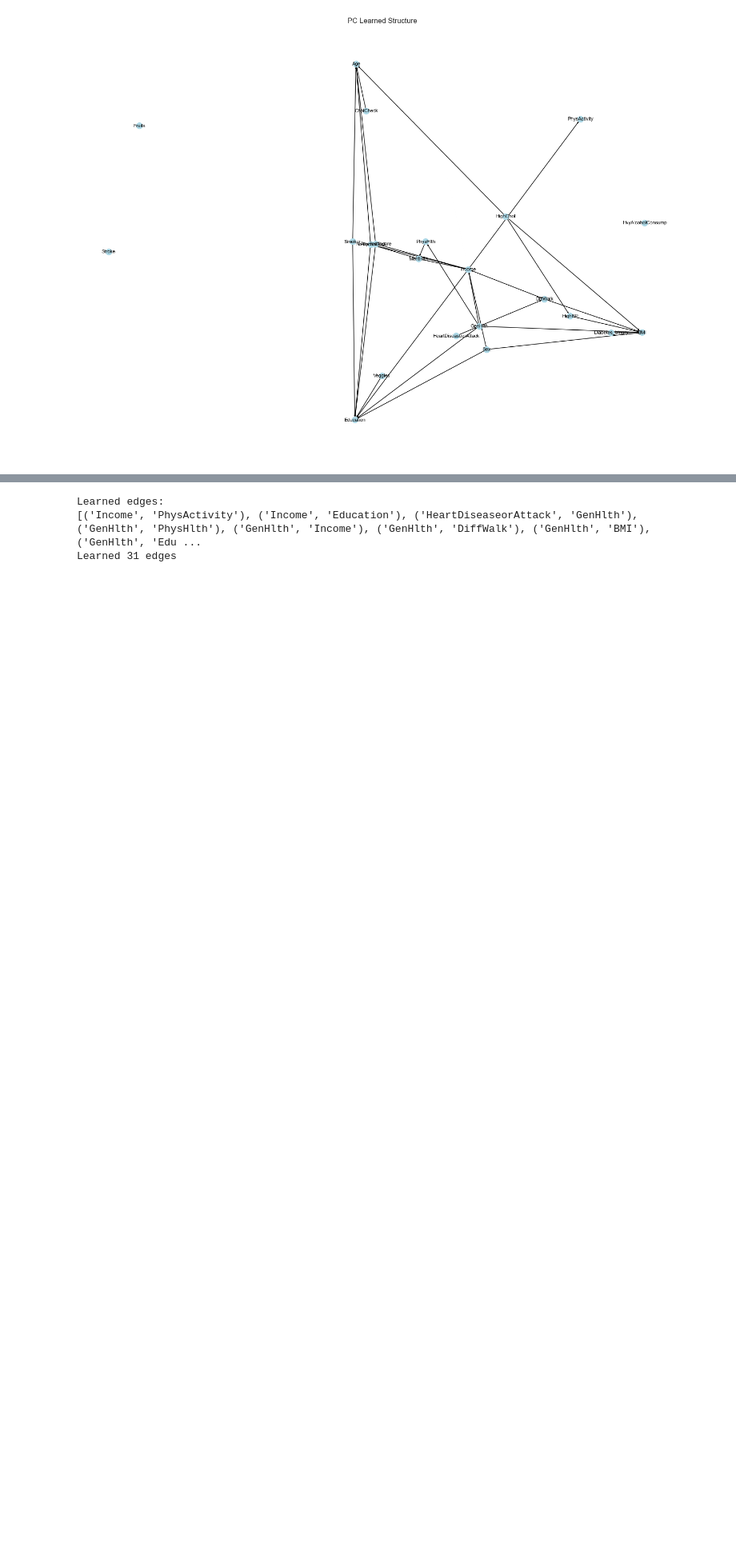
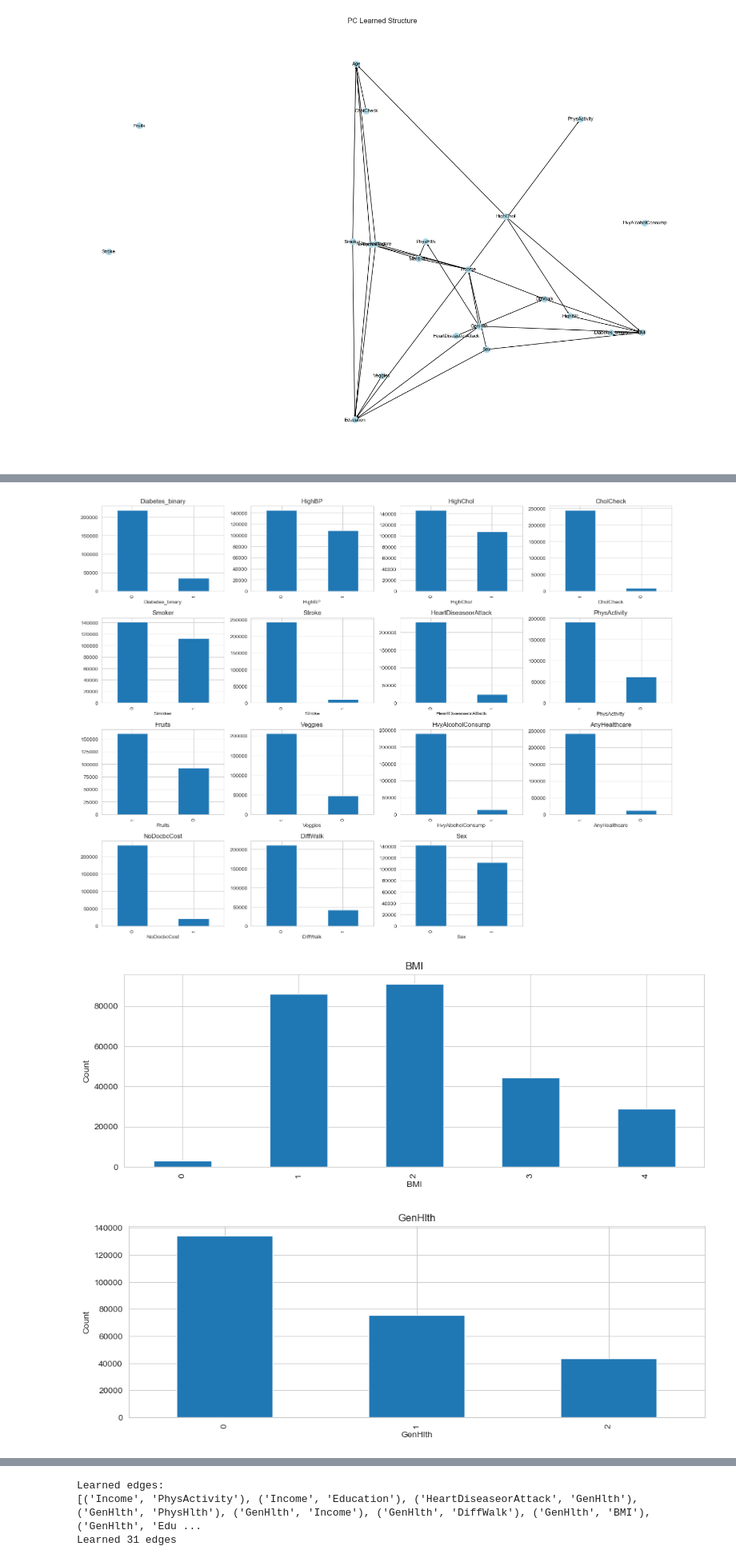
Before and after one commit to otran2/CSE-250A-Final-Project, a Jupyter notebook: EDA_and_structure_learning.ipynb, the cells around one changed output, grey strips where cells are left out. Shown at 80% size. Drawn from its saved outputs; the diff is of its cells as text; code cells hidden in the pictures; blank space fills up the shorter version.

```diff
--- a/EDA_and_structure_learning.ipynb
+++ b/EDA_and_structure_learning.ipynb
@@ -166,3 +166,60 @@ Learned edges:
 [('Income', 'PhysActivity'), ('Income', 'Education'), ('HeartDiseaseorAttack', 'GenHlth'), ('GenHlth', 'PhysHlth'), ('GenHlth', 'Income'), ('GenHlth', 'DiffWalk'), ('GenHlth', 'BMI'), ('GenHlth', 'Edu ...
 Learned 31 edges
 [figure]
+# %%
+import pandas as pd
+import matplotlib.pyplot as plt
+import seaborn as sns
+
+print("===== DATA SHAPE =====")
+print(X_with_y.shape)
+
+print("\n===== DATA INFO =====")
+print(X_with_y.info())
+
+print("\n===== MISSING VALUES =====")
+print(X_with_y.isnull().sum())
+
+print("\n===== VALUE RANGES =====")
+for col in X_with_y.columns:
+    print(f"{col}: min={X_with_y[col].min()}, max={X_with_y[col].max()}, unique={X_with_y[col].nunique()}")
+
+binary_cols = [
+    'Diabetes_binary','HighBP','HighChol','CholCheck','Smoker','Stroke',
+    'HeartDiseaseorAttack','PhysActivity','Fruits','Veggies',
+    'HvyAlcoholConsump','AnyHealthcare','NoDocbcCost','DiffWalk','Sex'
+]
+
+integer_cols = [
+    'BMI','GenHlth','MentHlth','PhysHlth','Age','Education','Income'
+]
+
+id_cols = ['ID']
+
+print("\n===== FEATURE GROUPS =====")
+print("Binary features:", binary_cols)
+print("Integer (ordered/categorical) features:", integer_cols)
+print("ID columns:", id_cols)
+
+plt.figure(figsize=(16, 12))
+for i, col in enumerate(binary_cols, 1):
+    plt.subplot(4, 4, i)
+    X_with_y[col].value_counts().plot(kind="bar")
+    plt.title(col)
+plt.tight_layout()
+plt.show()
+
+for col in integer_cols:
+    plt.figure(figsize=(12, 4))  # 每个特征一个 figure
+    counts = X_with_y[col].value_counts(sort=False).sort_index()
+    counts.plot(kind='bar')
+    plt.title(col)
+    plt.xlabel(col)
+    plt.ylabel("Count")
+    plt.show()
+
+plt.figure(figsize=(14, 12))
+sns.heatmap(X_with_y.corr(), cmap='coolwarm', annot=False)
+plt.title("Correlation Matrix")
+plt.show()
+# %% [output]
@@ -168,0 +243,3 @@ Learned 31 edges
+[figure, added]
+[figure, added]
+[figure, added]
```
Also changed, not shown: parts of 1 cell of this notebook, 3 other files.
